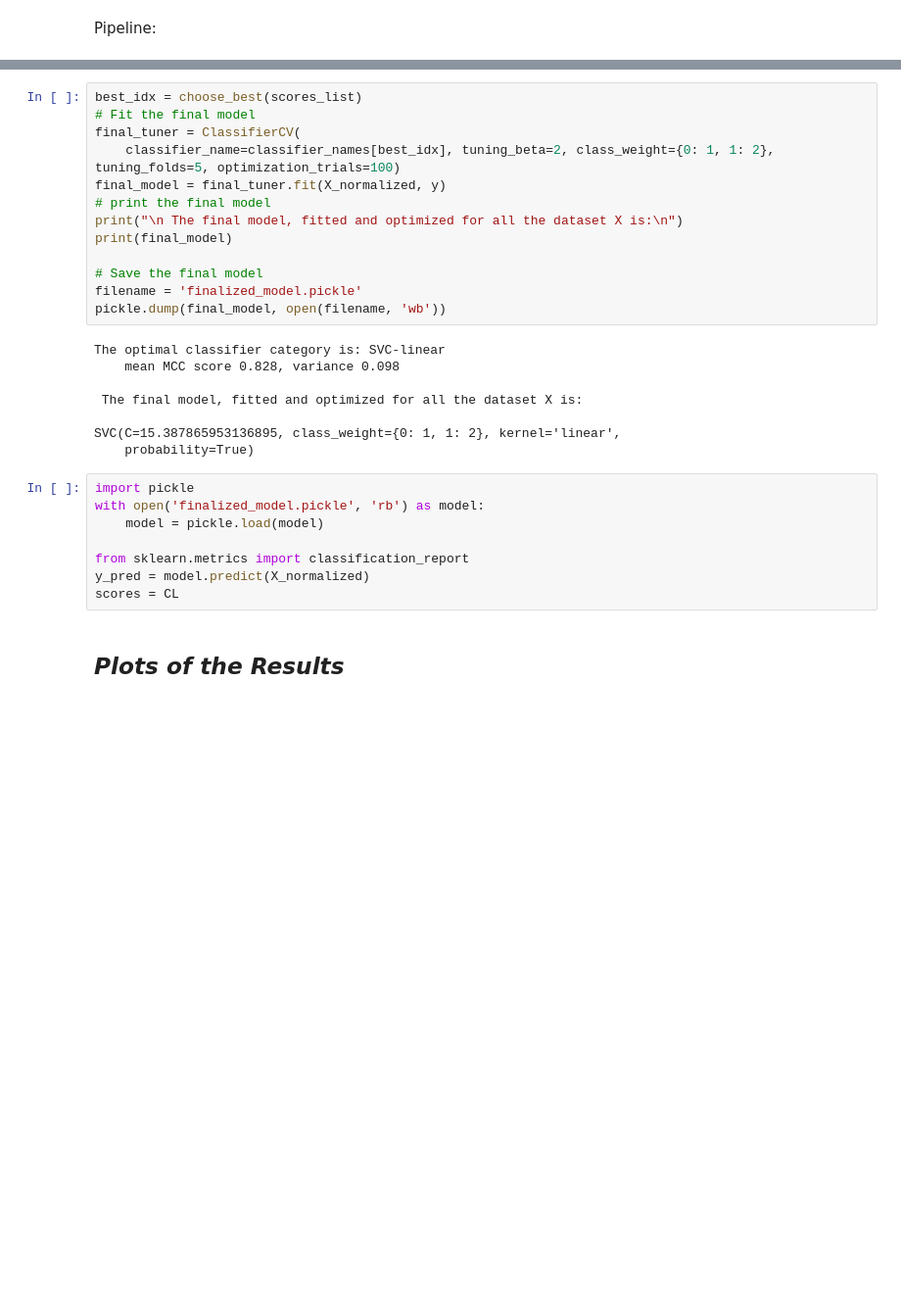
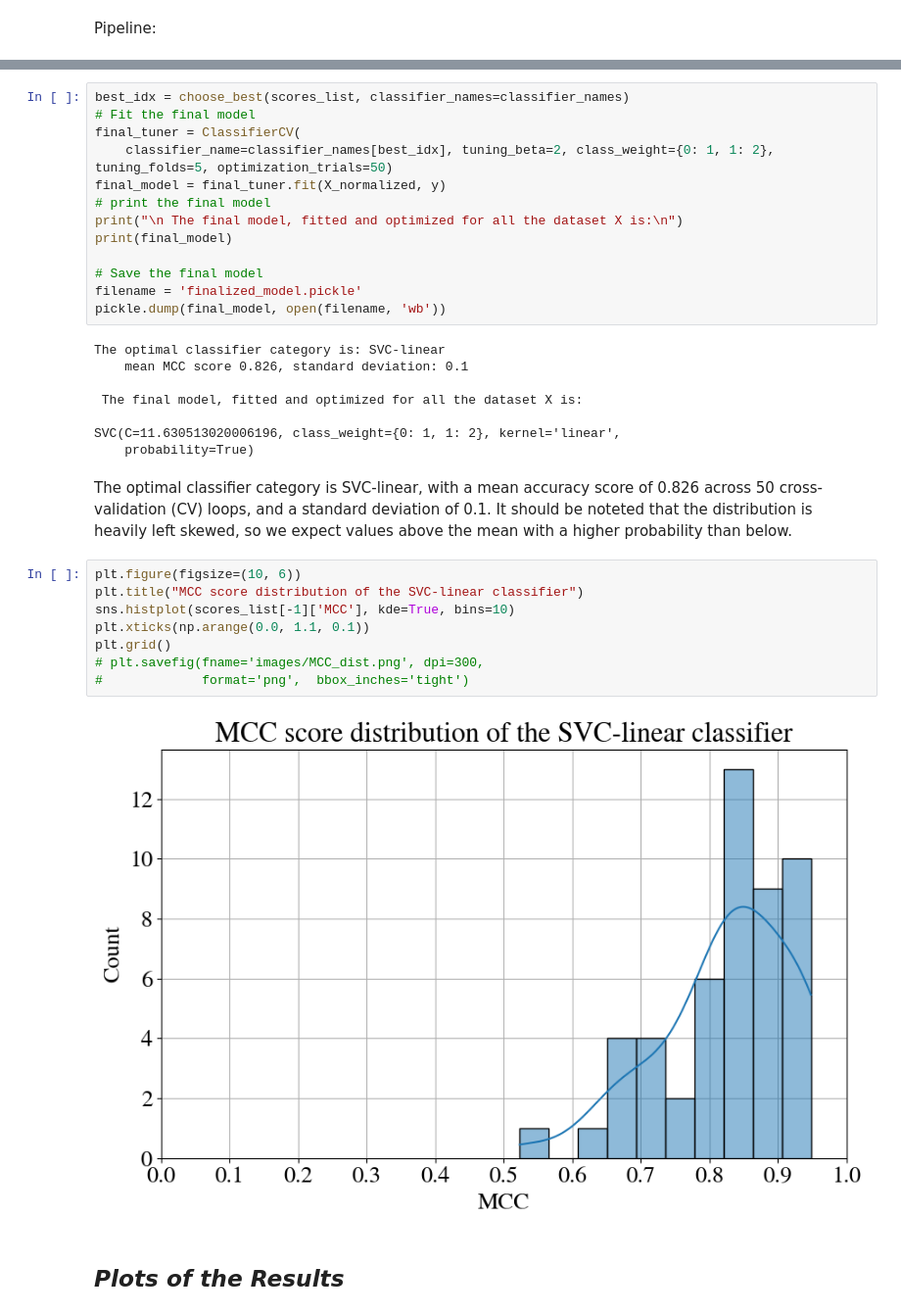
Before and after one commit to KyriakosPsa/Hepatitis-C-prediction-pipeline, a Jupyter notebook: pipeline_exploration.ipynb, the cells around one changed output, grey strips where cells are left out. Shown at 98% size. Cells and saved outputs as stored; diff of their text form; blank space fills up the shorter version.

```diff
--- a/pipeline_exploration.ipynb
+++ b/pipeline_exploration.ipynb
@@ -211,10 +222,10 @@ Beginning pipeline for SVC-sigmoid
 Beginning pipeline for SVC-rbf
 Beginning pipeline for SVC-linear
 # %%
-best_idx = choose_best(scores_list)
+best_idx = choose_best(scores_list, classifier_names=classifier_names)
 # Fit the final model
 final_tuner = ClassifierCV(
-    classifier_name=classifier_names[best_idx], tuning_beta=2, class_weight={0: 1, 1: 2}, tuning_folds=5, optimization_trials=100)
+    classifier_name=classifier_names[best_idx], tuning_beta=2, class_weight={0: 1, 1: 2}, tuning_folds=5, optimization_trials=50)
 final_model = final_tuner.fit(X_normalized, y)
 # print the final model
 print("\n The final model, fitted and optimized for all the dataset X is:\n")
@@ -225,20 +236,24 @@ filename = 'finalized_model.pickle'
 pickle.dump(final_model, open(filename, 'wb'))
 # %% [output]
 The optimal classifier category is: SVC-linear
-    mean MCC score 0.828, variance 0.098
+    mean MCC score 0.826, standard deviation: 0.1
 
  The final model, fitted and optimized for all the dataset X is:
 
-SVC(C=15.387865953136895, class_weight={0: 1, 1: 2}, kernel='linear',
+SVC(C=11.630513020006196, class_weight={0: 1, 1: 2}, kernel='linear',
     probability=True)
-# %%
-import pickle
-with open('finalized_model.pickle', 'rb') as model:
-    model = pickle.load(model)
-
-from sklearn.metrics import classification_report
-y_pred = model.predict(X_normalized)
-scores = CL
+# %% [markdown]
+The optimal classifier category is SVC-linear, with a mean accuracy score of 0.826 across 50 cross-validation (CV) loops, and a standard deviation of 0.1. It should be noteted that the distribution is heavily left skewed, so we expect values above the mean with a higher probability than below.
+# %%
+plt.figure(figsize=(10, 6))
+plt.title("MCC score distribution of the SVC-linear classifier")
+sns.histplot(scores_list[-1]['MCC'], kde=True, bins=10)
+plt.xticks(np.arange(0.0, 1.1, 0.1))
+plt.grid()
+# plt.savefig(fname='images/MCC_dist.png', dpi=300,
+#             format='png',  bbox_inches='tight')
+# %% [output]
+[figure, added]
 # %% [markdown]
 ## *Plots of the Results*
 # %% [markdown]
```
Also changed, not shown: parts of 32 cells of this notebook.
